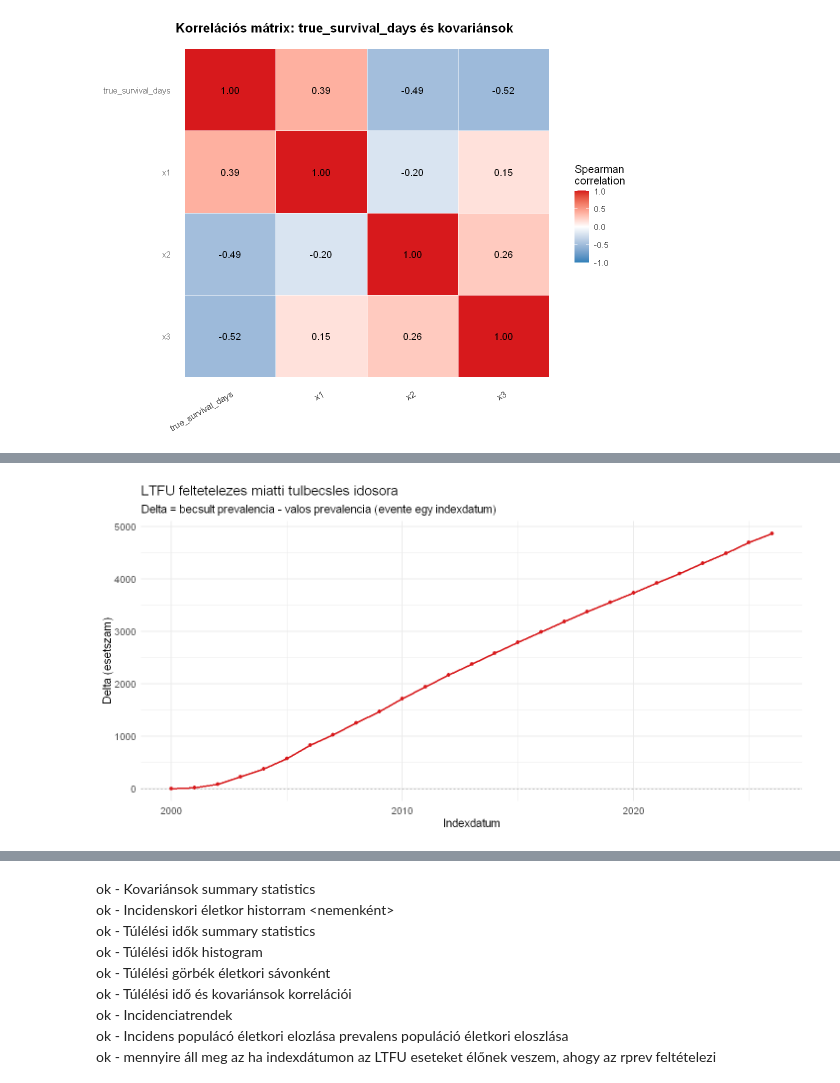
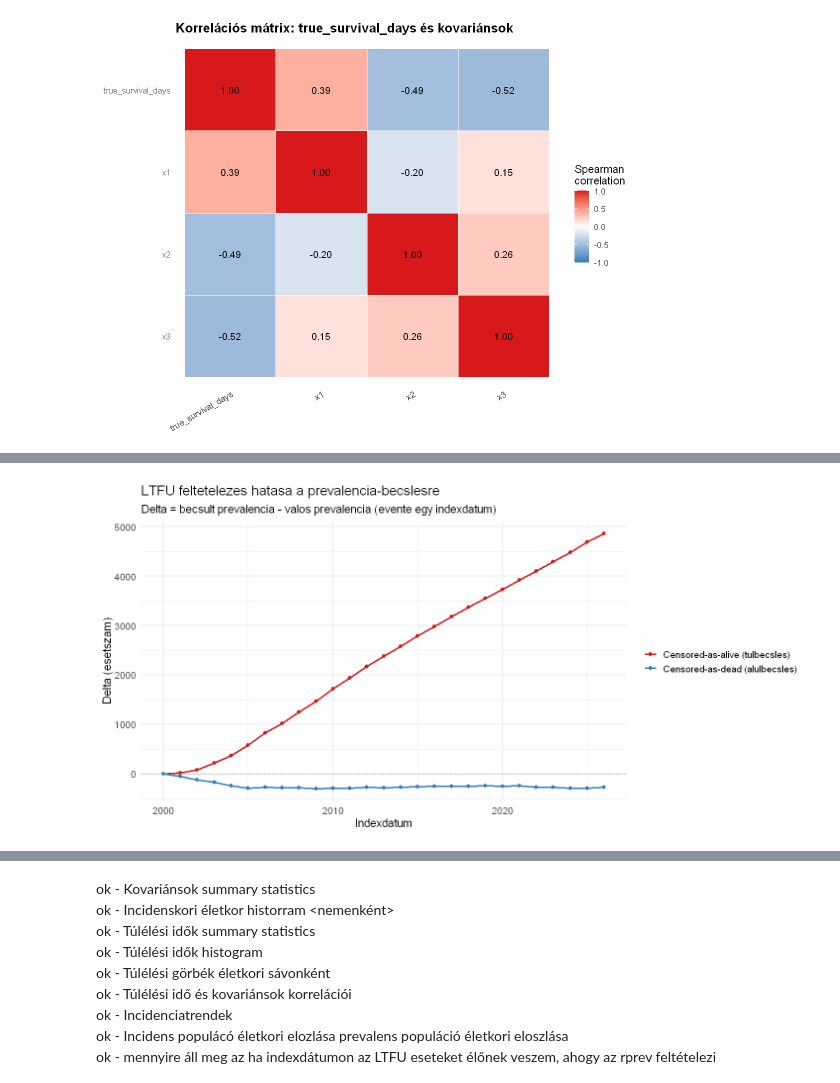
Before and after one commit to lrado1/rprev-ext, a Jupyter notebook: notebooks/synthetic_registry_yearly.ipynb, the cells around one changed output, grey strips where cells are left out. Cells and saved outputs as stored; diff of their text form; code cells hidden in the pictures.

```diff
--- a/notebooks/synthetic_registry_yearly.ipynb
+++ b/notebooks/synthetic_registry_yearly.ipynb
@@ -782,6 +782,7 @@ x3                             -0.518  0.146  0.261  1.000
 # %%
 library(dplyr)
 library(ggplot2)
+library(tidyr)
 
 df_ltfu <- synthetic_registry
 
@@ -814,41 +815,75 @@ population_size <- 10e6
 
 ltfu_impact <- dplyr::bind_rows(lapply(index_dates, function(idx) {
   diagnosed <- d_diag <= idx
-
   true_prevalent <- diagnosed & (d_true > idx)
 
-  est_prevalent_ltfu_alive <- diagnosed & !(delta_obs == 1L & d_obs <= idx)
+  # Scenario A: censored cases are treated as alive after censor date.
+  est_prevalent_censored_alive <- diagnosed & !(delta_obs == 1L & d_obs <= idx)
+
+  # Scenario B: censored cases are treated as dead after censor date.
+  est_prevalent_censored_dead <- diagnosed & (d_obs > idx)
 
   true_prev <- sum(true_prevalent, na.rm = TRUE)
-  est_prev <- sum(est_prevalent_ltfu_alive, na.rm = TRUE)
-  delta_cases <- est_prev - true_prev
-  delta_ratio <- if (true_prev > 0) delta_cases / true_prev else NA_real_
+  est_alive_prev <- sum(est_prevalent_censored_alive, na.rm = TRUE)
+  est_dead_prev <- sum(est_prevalent_censored_dead, na.rm = TRUE)
+
+  delta_alive <- est_alive_prev - true_prev
+  delta_dead <- est_dead_prev - true_prev
+  under_dead <- true_prev - est_dead_prev
 
   data.frame(
     index_date = idx,
     true_prevalence = true_prev,
-    estimated_prevalence_ltfu_alive = est_prev,
-    delta = delta_cases,
-    delta_ratio_to_true = delta_ratio,
+    estimated_prevalence_censored_alive = est_alive_prev,
+    estimated_prevalence_censored_dead = est_dead_prev,
+    delta_censored_alive = delta_alive,
+    delta_censored_alive_ratio_to_true = if (true_prev > 0) delta_alive / true_prev else NA_real_,
+    delta_censored_dead = delta_dead,
+    underestimation_censored_dead = under_dead,
+    underestimation_censored_dead_ratio_to_true = if (true_prev > 0) under_dead / true_prev else NA_real_,
     true_prevalence_rate_10e6 = true_prev / population_size,
-    estimated_prevalence_rate_10e6 = est_prev / population_size
+    estimated_prevalence_censored_alive_rate_10e6 = est_alive_prev / population_size,
+    estimated_prevalence_censored_dead_rate_10e6 = est_dead_prev / population_size
   )
 })) %>%
-  dplyr::mutate(delta_ratio_to_true = round(delta_ratio_to_true, 4))
+  dplyr::mutate(
+    delta_censored_alive_ratio_to_true = round(delta_censored_alive_ratio_to_true, 4),
+    underestimation_censored_dead_ratio_to_true = round(underestimation_censored_dead_ratio_to_true, 4)
+  )
 
 print(ltfu_impact, row.names = FALSE)
 
+plot_df <- ltfu_impact %>%
+  dplyr::select(index_date, delta_censored_alive, delta_censored_dead) %>%
+  tidyr::pivot_longer(
+    cols = c(delta_censored_alive, delta_censored_dead),
+    names_to = "scenario",
+    values_to = "delta"
+  ) %>%
+  dplyr::mutate(
+    scenario = dplyr::recode(
+      scenario,
+      delta_censored_alive = "Censored-as-alive (tulbecsles)",
+      delta_censored_dead = "Censored-as-dead (alulbecsles)"
+    )
+  )
+
 options(repr.plot.width = 12, repr.plot.height = 6)
 
-ggplot(ltfu_impact, aes(x = index_date, y = delta)) +
+ggplot(plot_df, aes(x = index_date, y = delta, color = scenario)) +
   geom_hline(yintercept = 0, linetype = "dashed", color = "grey50") +
-  geom_line(color = "#d7191c", linewidth = 1.1) +
-  geom_point(color = "#d7191c", size = 2) +
+  geom_line(linewidth = 1.1) +
+  geom_point(size = 2) +
+  scale_color_manual(values = c(
+    "Censored-as-alive (tulbecsles)" = "#d7191c",
+    "Censored-as-dead (alulbecsles)" = "#2c7fb8"
+  )) +
   theme_minimal(base_size = 14) +
   labs(
-    title = "LTFU feltetelezes miatti tulbecsles idosora",
+    title = "LTFU feltetelezes hatasa a prevalencia-becslesre",
     subtitle = "Delta = becsult prevalencia - valos prevalencia (evente egy indexdatum)",
     x = "Indexdatum",
-    y = "Delta (esetszam)"
+    y = "Delta (esetszam)",
+    color = NULL
   )
 # %% [output]
@@ -872 +907 @@ ggplot(ltfu_impact, aes(x = index_date, y = delta)) +
-[figure, old version]
+[figure, new version]
```
Also changed, not shown: parts of 3 cells of this notebook.
